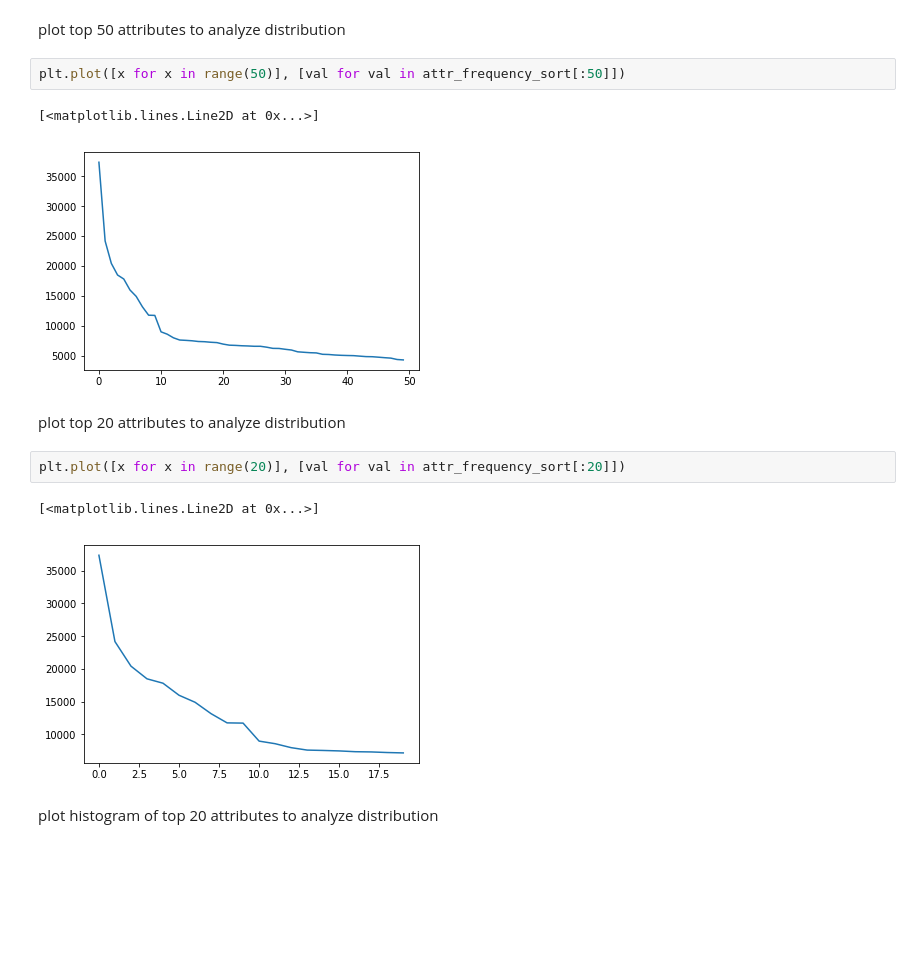
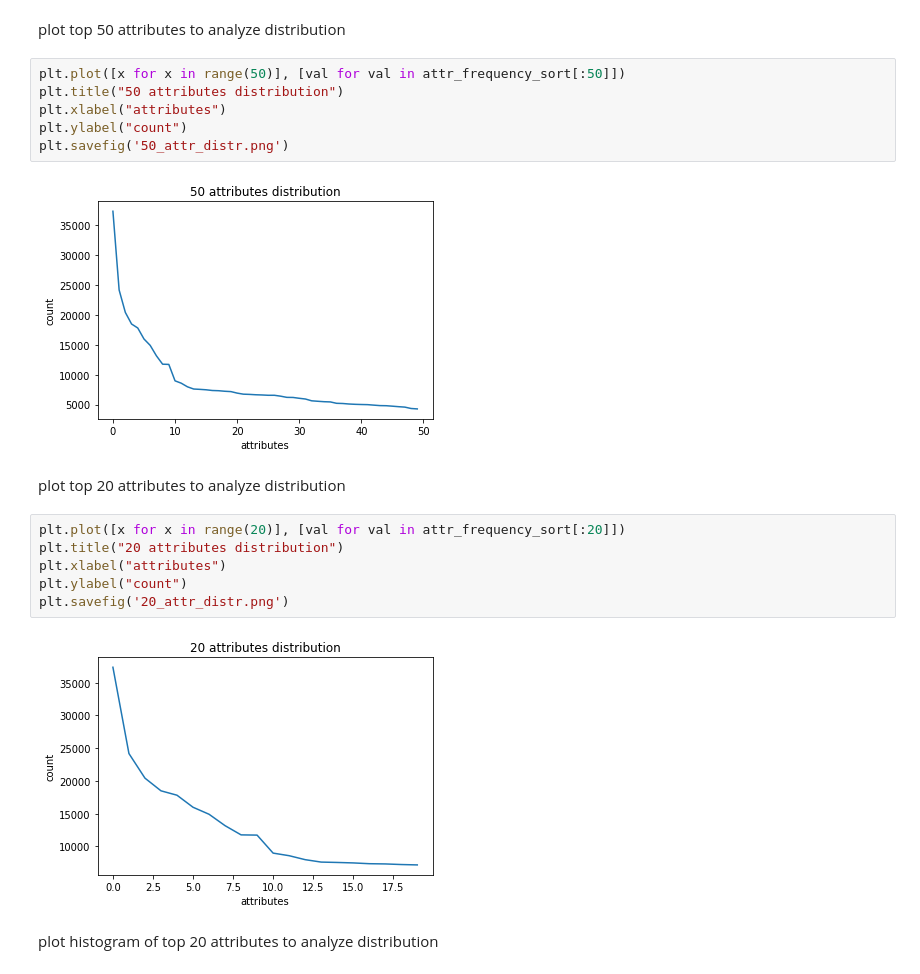
Before and after one commit to starsuzi/deep-fashion, a Jupyter notebook: explore-data.ipynb, the cells around one changed output. Drawn from its saved outputs; the diff is of its cells as text; blank space fills up the shorter version.

```diff
--- a/explore-data.ipynb
+++ b/explore-data.ipynb
@@ -241,16 +247,22 @@ plt.plot([x for x in range(200)], [val for val in attr_frequency_sort[:200]])
 plot top 50 attributes to analyze distribution
 # %%
 plt.plot([x for x in range(50)], [val for val in attr_frequency_sort[:50]])
+plt.title("50 attributes distribution")
+plt.xlabel("attributes")
+plt.ylabel("count")
+plt.savefig('50_attr_distr.png')
 # %% [output]
-[<matplotlib.lines.Line2D at 0x...>]
-[figure, old version]
+[figure, new version]
 # %% [markdown]
 plot top 20 attributes to analyze distribution
 # %%
 plt.plot([x for x in range(20)], [val for val in attr_frequency_sort[:20]])
+plt.title("20 attributes distribution")
+plt.xlabel("attributes")
+plt.ylabel("count")
+plt.savefig('20_attr_distr.png')
 # %% [output]
-[<matplotlib.lines.Line2D at 0x...>]
-[figure, old version]
+[figure, new version]
 # %% [markdown]
 plot histogram of top 20 attributes to analyze distribution
 # %%
```
Also changed, not shown: parts of 27 cells of this notebook, 19 other files.
